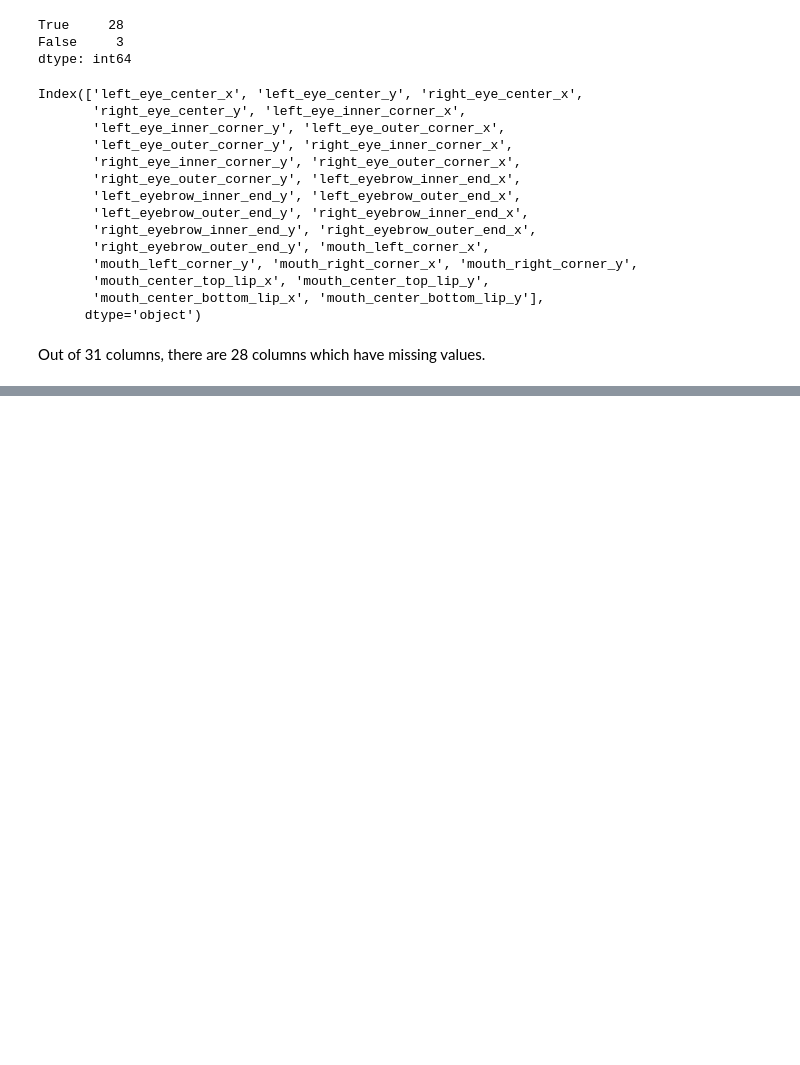
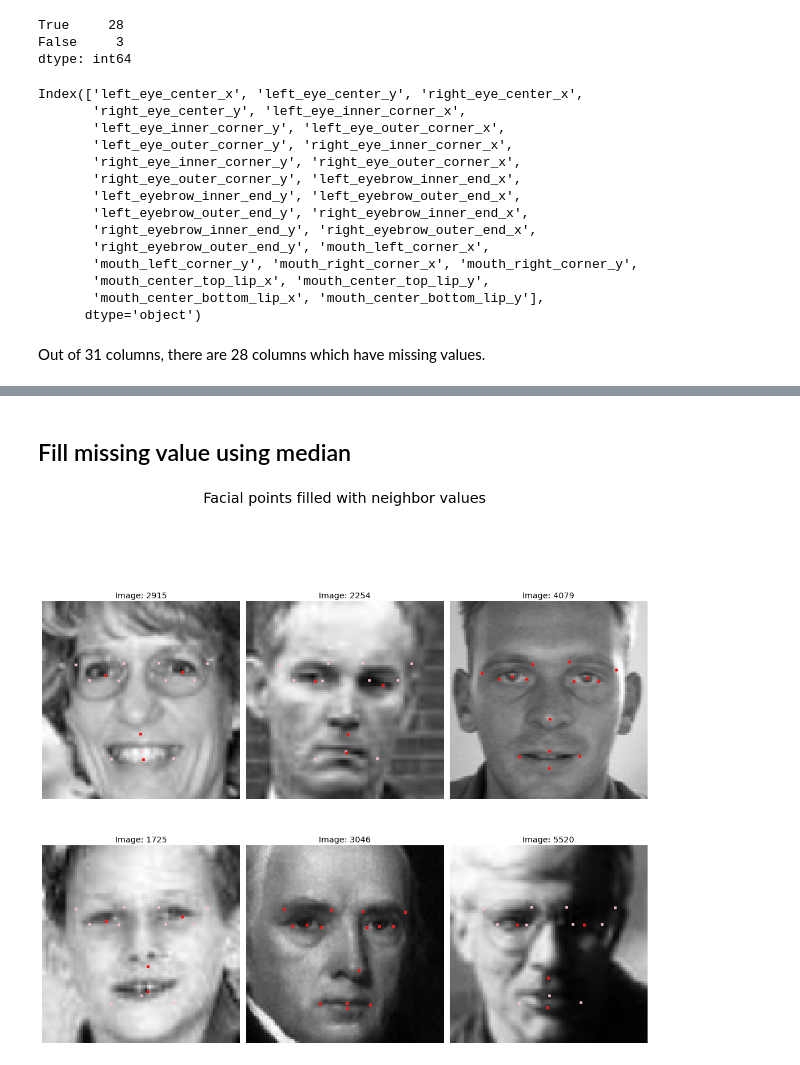
Before and after one commit to drminix/w207-project4, a Jupyter notebook: W207_project4.ipynb, the cells around one changed output, grey strips where cells are left out. Saved outputs shown, nothing was run; the diff lists cells and outputs as text; code cells hidden in the pictures; blank space fills up the shorter version.

```diff
--- a/W207_project4.ipynb
+++ b/W207_project4.ipynb
@@ -18,6 +18,8 @@ import pandas as pd
 from tensorflow.keras.preprocessing.image import ImageDataGenerator
 from skimage import transform
 from skimage.transform import AffineTransform
+from sklearn.model_selection import train_test_split
+from sklearn.impute import SimpleImputer, KNNImputer
 
 print(f"tf version: {tf.__version__}")
 print(f"pandas version: {pd.__version__}")
@@ -25,7 +27,7 @@ print(f"keras version: {keras.__version__}")
 %matplotlib inline
 plt.style.use('ggplot')
 plt.axis('off')
-plt.rcParams['figure.figsize'] = [10, 10]
+plt.rcParams['figure.figsize'] = [15, 15]
 IMAGE_WIDTH = 96
 np.random.seed(0)
 # %% [output]
@@ -514,0 +238,10 @@ Epoch 40/40
+# %% [markdown]
+## Fill missing value using median
+# %%
+# fill in using median
+imp_median = SimpleImputer(missing_values = np.nan,strategy='median')
+y_train_median = imp_median.fit_transform(y_train)
+y_dev_median = imp_median.fit_transform(y_dev)
+show_multiple_samples(X_train,y_train, y_train_median, 6, fig_title="Facial points filled with neighbor values")
+# %% [output]
+[figure, added]
```
Also changed, not shown: parts of 63 cells of this notebook.
